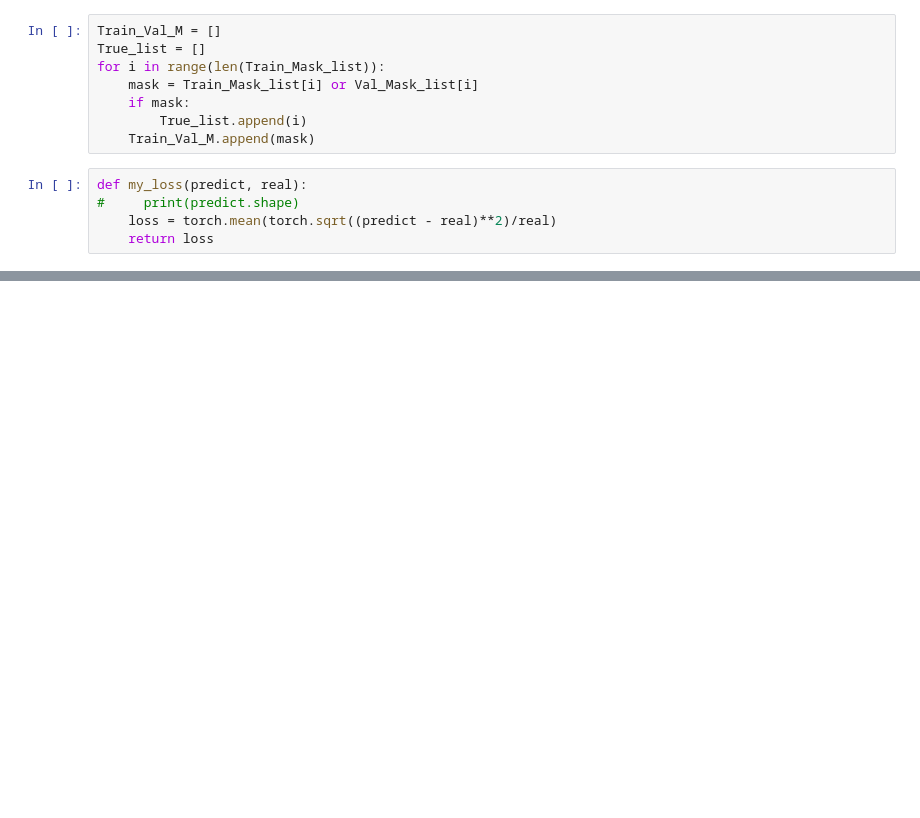
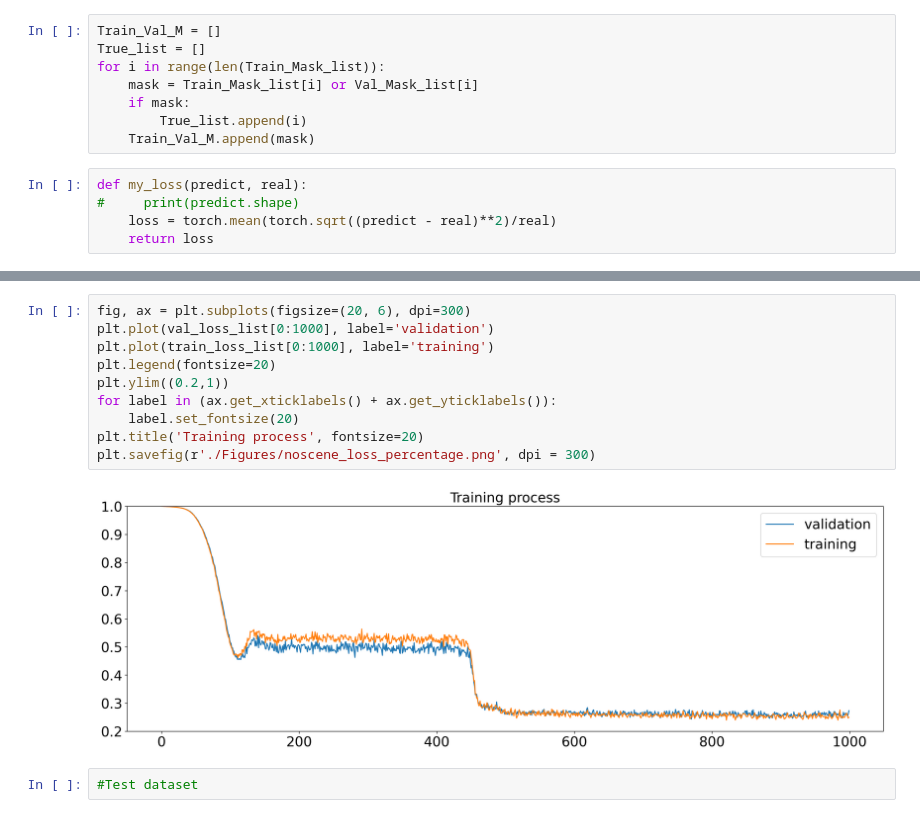
Before and after one commit to HuihaiW/Traffic_Speed, a Jupyter notebook: Network.ipynb, the cells around one changed output, grey strips where cells are left out. Drawn from its saved outputs; the diff is of its cells as text; blank space fills up the shorter version.

Commit message:
test no scene

```diff
--- a/Network.ipynb
+++ b/Network.ipynb
@@ -511,0 +425,14 @@ tensor([[1., 2., 0., 3., 4., 3.],
+# %%
+fig, ax = plt.subplots(figsize=(20, 6), dpi=300)
+plt.plot(val_loss_list[0:1000], label='validation')
+plt.plot(train_loss_list[0:1000], label='training')
+plt.legend(fontsize=20)
+plt.ylim((0.2,1))
+for label in (ax.get_xticklabels() + ax.get_yticklabels()):
+    label.set_fontsize(20)
+plt.title('Training process', fontsize=20)
+plt.savefig(r'./Figures/noscene_loss_percentage.png', dpi = 300)
+# %% [output]
+[figure, added]
+# %%
+#Test dataset
```
Also changed, not shown: parts of 21 cells of this notebook, 29 other files.
